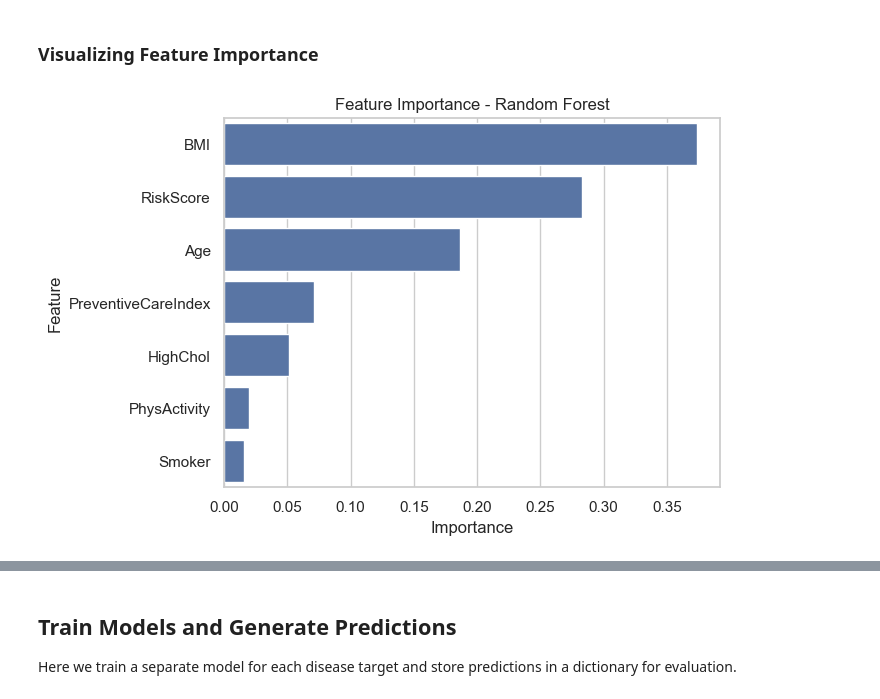
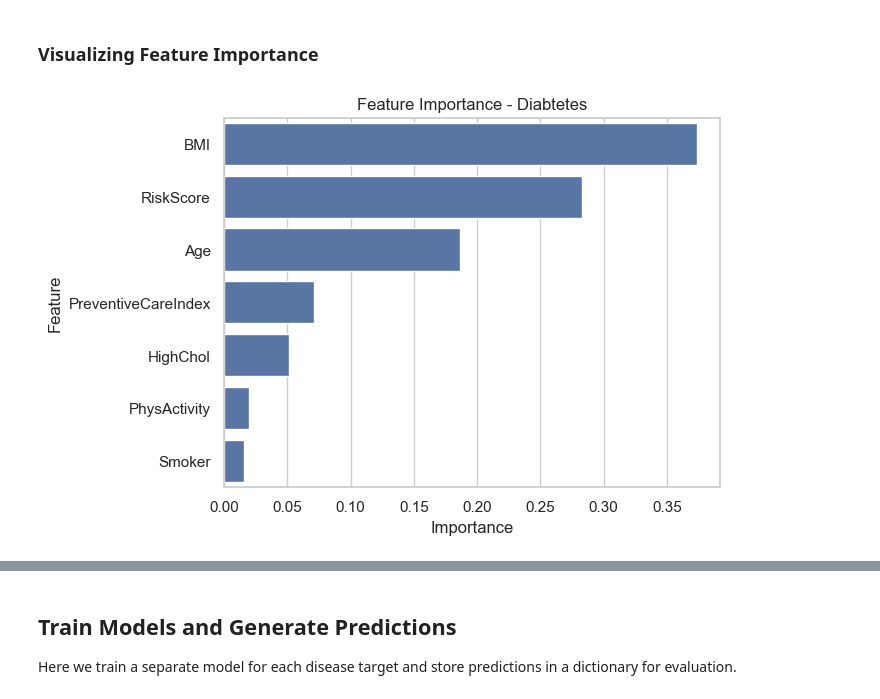
Before and after one commit to vishnugupta15/early-disease-risk-prediction, a Jupyter notebook: notebooks/03_modeling.ipynb, the cells around one changed output, grey strips where cells are left out. Saved outputs shown, nothing was run; the diff lists cells and outputs as text; code cells hidden in the pictures.

Commit message:
updated the feature importance curve

```diff
--- a/notebooks/03_modeling.ipynb
+++ b/notebooks/03_modeling.ipynb
@@ -560,15 +587,16 @@ weighted avg       0.95      0.94      0.94     50736
 # %% [markdown]
 ### Visualizing Feature Importance
 # %%
+# diabetes feature Importance plot
 importances = multi_rf.named_steps['model'].estimators_[0].feature_importances_
 
 feature_df = pd.DataFrame({
     'Feature': model_features,
     'Importance': importances
 }).sort_values(by='Importance', ascending=False)
 
 sns.barplot(x='Importance', y='Feature', data=feature_df)
-plt.title("Feature Importance - Random Forest")
+plt.title("Feature Importance - Diabtetes")
 plt.show()
 # %% [output]
-[figure, old version]
+[figure, new version]
```
Also changed, not shown: parts of 6 cells of this notebook, 7 other files.
